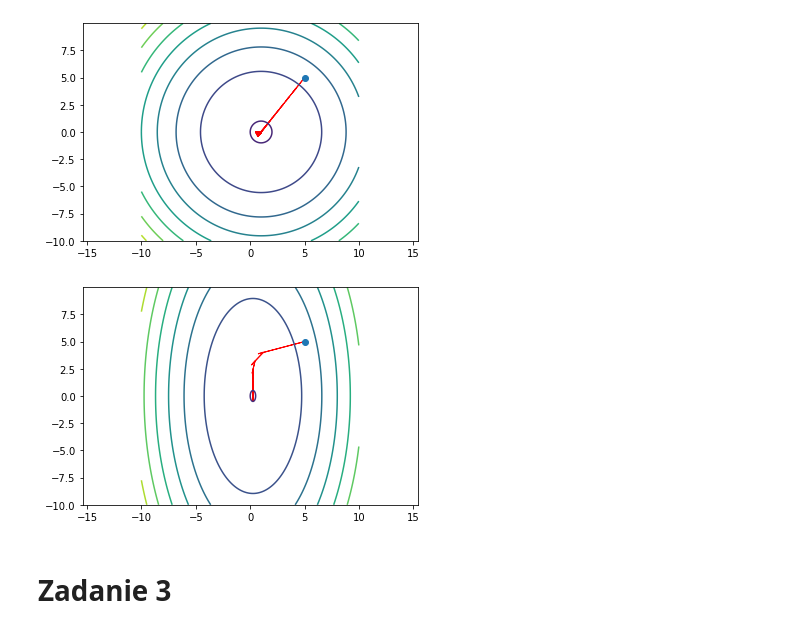
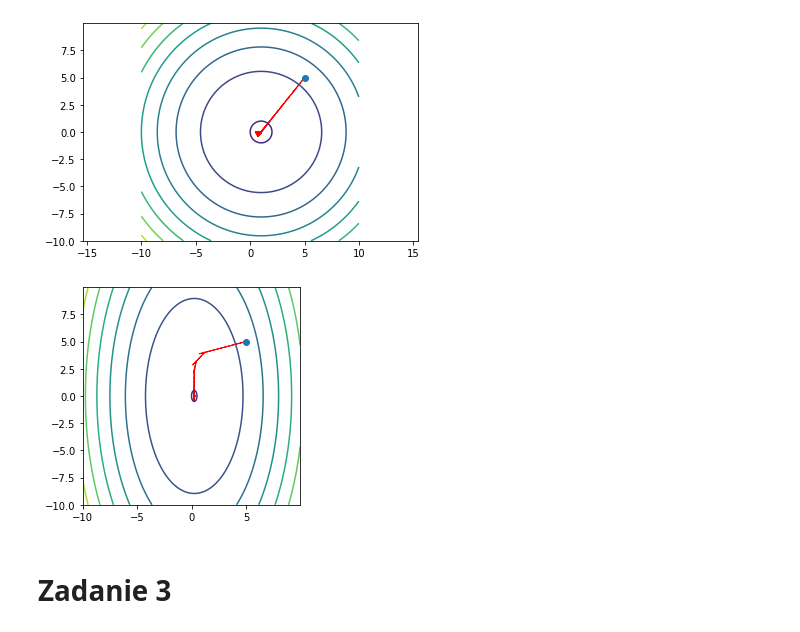
Before and after one commit to j-piasecki/podstawy_sztucznej_inteligencji, a Jupyter notebook: Z04_A_gradient_descent.ipynb, the cells around one changed output. Drawn from its saved outputs; the diff is of its cells as text; code cells hidden in the pictures.

```diff
--- a/Z04_A_gradient_descent.ipynb
+++ b/Z04_A_gradient_descent.ipynb
@@ -76,7 +76,7 @@ def gradient_descent_runner_1d(starting_x, learning_rate, num_iterations):
         #print(x)
     return x
 
-learning_rate = 0.001
+learning_rate = 0.1
 initial_x = 5
 num_iterations = 30
 x = gradient_descent_runner_1d(initial_x, learning_rate, num_iterations)
@@ -109,7 +109,7 @@ from mpl_toolkits.mplot3d import axes3d
 
 plt.close('all')
 
-fun = lambda x,y: 4*x**2+y**2
+fun = lambda x,y: 4*x**2-2*x+y**2
 
 fig = plt.figure()
 fig.set_size_inches(8, 8)
@@ -180,7 +180,7 @@ from mpl_toolkits.mplot3d import axes3d
 
 plt.close('all')
 
-fun = lambda x,y: 4*x**2+y**2
+fun = lambda x,y: 4*x**2-2*x+y**2
 
 fig = plt.figure()
 fig.set_size_inches(8, 8)
@@ -319,35 +319,35 @@ plt.plot([5],[5],"o")
 
 def step_gradient_2d(x_current, y_current, learningRate):
     x_gradient = 8*x_current - 2
     y_gradient = 2*y_current
 
     new_x = x_current - (learningRate * x_gradient)
     new_y = y_current - (learningRate * y_gradient)
 
     plt.arrow(x_current, y_current, - (learningRate * x_gradient), - (learningRate * y_gradient), head_width=0.05, head_length=0.5,ec="red")
 
     return [new_x, new_y]
 def gradient_descent_runner_2d(starting_x, starting_y, learning_rate, num_iterations):
     x = starting_x
     y = starting_y
     for i in range(num_iterations):
         x, y = step_gradient_2d(x, y, learning_rate)
         #print(x, y)
     return [x, y]
 
 
 learning_rate = 0.1
 initial_x = 5 # initial y-intercept guess
 initial_y = 5 # initial slope guess
 num_iterations = 1000
 [x, y] = gradient_descent_runner_2d(initial_x, initial_y, learning_rate, num_iterations)
 
 
 #####################################
-plt.axis('equal')
+plt.gca().set_aspect('equal')
 plt.show()
 # %% [output]
-[figure, old version]
+[figure, new version]
 # %% [markdown]
 # Zadanie 3
 # %% [markdown]
```
Also changed, not shown: parts of 3 cells of this notebook, 2 other files.
